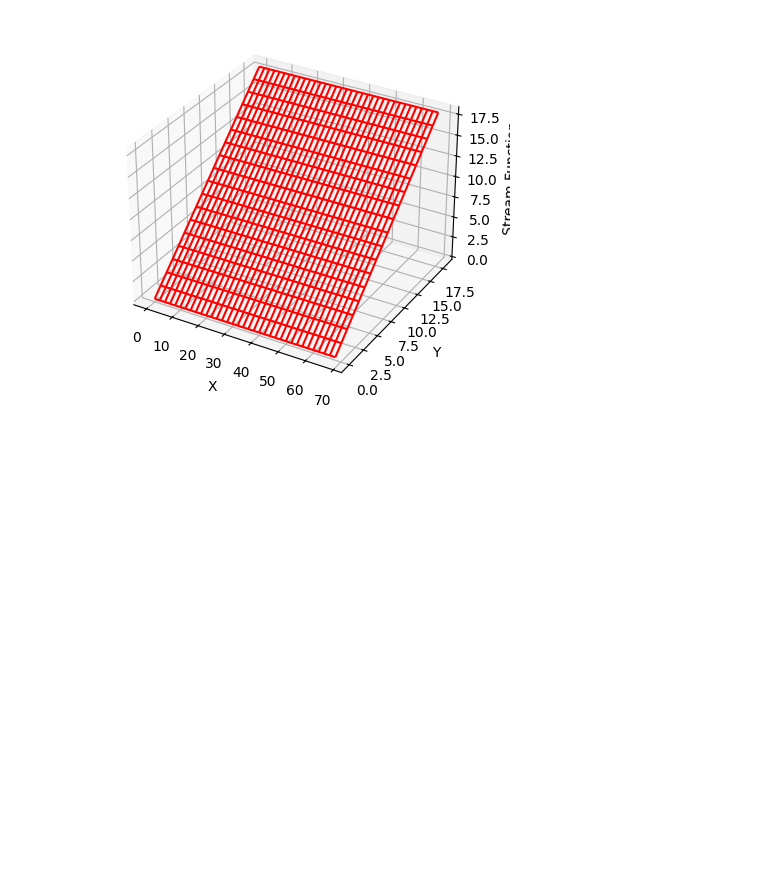
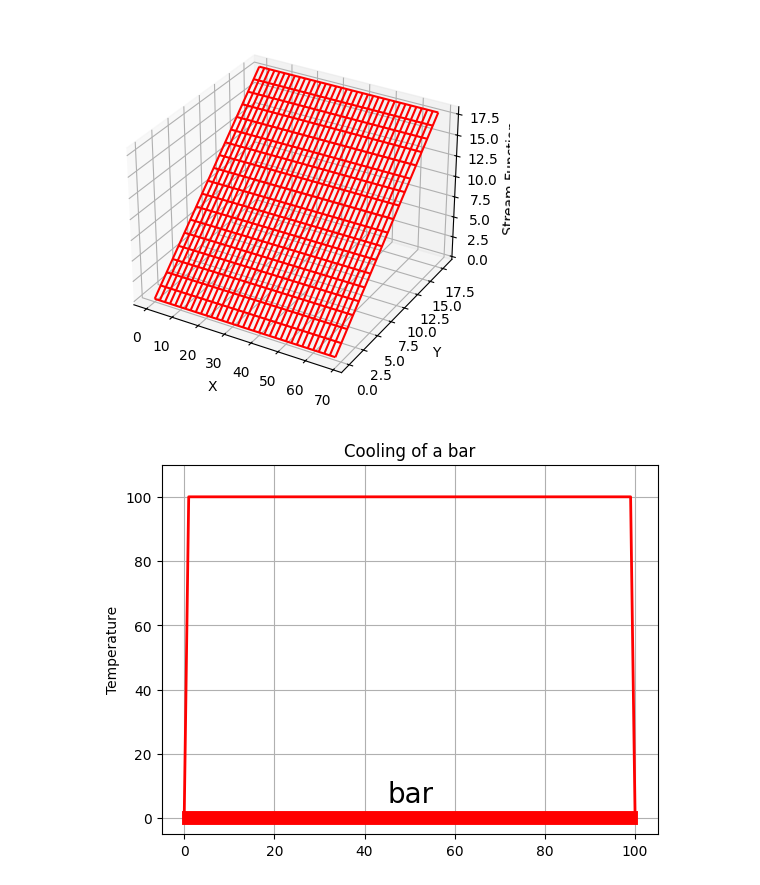
Before and after one commit to OmniaRaouf101/CP, a Jupyter notebook: Lab1.ipynb, the cells around one changed output. Saved outputs shown, nothing was run; the diff lists cells and outputs as text; code cells hidden in the pictures; blank space fills up the shorter version.

Commit message:
heat equation solution via finite differences

```diff
--- a/Lab1.ipynb
+++ b/Lab1.ipynb
@@ -321,3 +321,53 @@ Working, wait for the figure after 100 iterations
 90
 100
 [figure]
+# %%
+# EqHeat.py Animated heat equation solution via finite differences
+
+from numpy import *
+import numpy as np
+import matplotlib.pyplot as plt
+import matplotlib.animation as animation
+
+Nx = 101
+Dx = 0.01414
+Dt = 0.6
+KAPPA = 210.0  # Thermal conductivity
+SPH = 900.0  # Specific heat
+RHO = 2700.0  # Density
+cons = KAPPA / (SPH * RHO) * Dt / (Dx * Dx)
+T = np.zeros((Nx, 2), float)  # Temp @ first 2 times
+
+def init():
+    for ix in range(1, Nx-1):  # Initial temperature
+        T[ix, 0] = 100.0
+
+    T[0, 0] = 0.0  # Bar ends T = 0
+    T[0, 1] = 0.0
+    T[Nx-1, 0] = 0.0
+    T[Nx-1, 1] = 0.0
+
+init()
+k = range(0, Nx)
+fig = plt.figure()  # Figure to plot
+
+ax = fig.add_subplot(111, autoscale_on=False, xlim=(-5, 105), ylim=(-5, 110.0))
+ax.grid()  # Plot grid
+plt.ylabel("Temperature")
+plt.title("Cooling of a bar")
+line, = ax.plot(k, T[k, 0], "r", lw=2)
+plt.plot([1, 99], [0, 0], "r", lw=10)
+plt.text(45, 5, 'bar', fontsize=20)
+
+def animate(dum):
+    for ix in range(1, Nx-1):
+        T[ix, 1] = T[ix, 0] + cons * (T[ix+1, 0] + T[ix-1, 0] - 2.0 * T[ix, 0])
+    line.set_data(k, T[k, 1])
+    for ix in range(1, Nx-1):
+        T[ix, 0] = T[ix, 1]  # Row of 100 positions at t = m
+    return line,
+
+ani = animation.FuncAnimation(fig, animate, 1)  # Animation
+plt.show()
+# %% [output]
+[figure, added]
```
